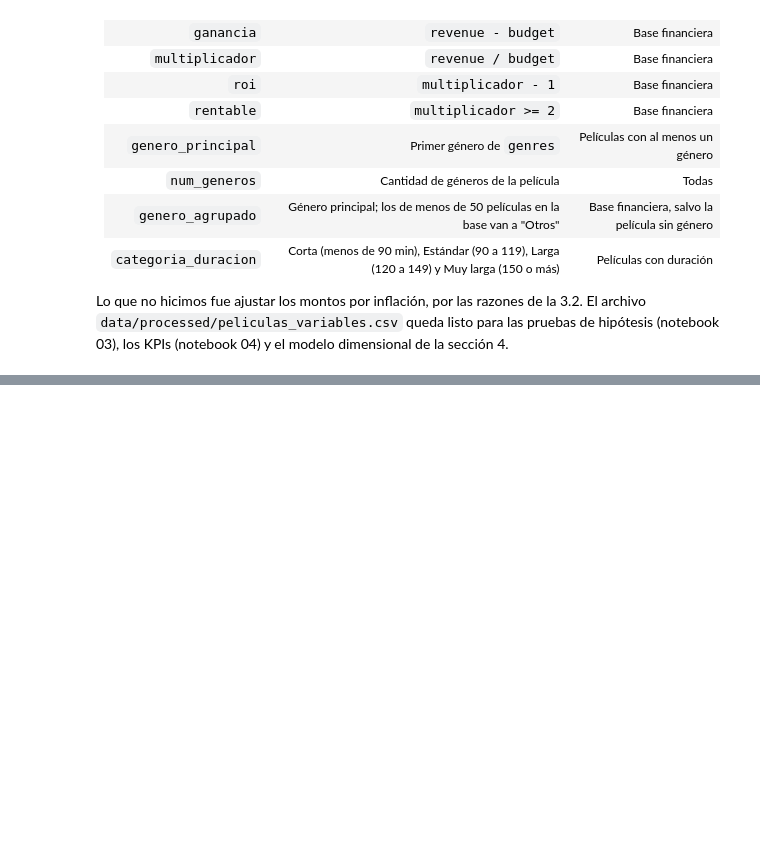
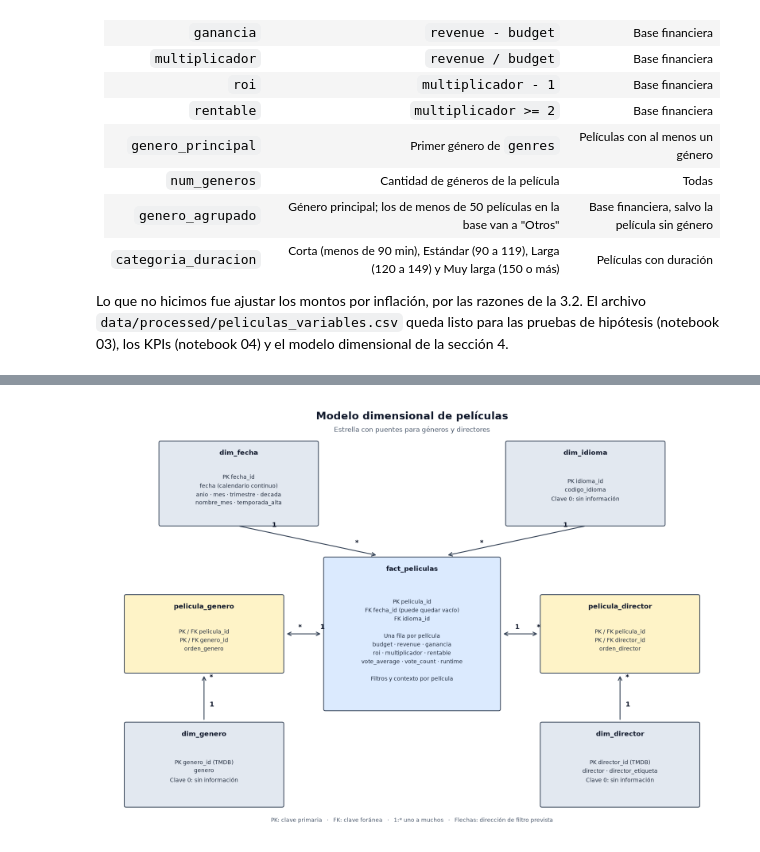
Before and after one commit to JulianHZ711/analisis-datos-evento-3, a Jupyter notebook: notebooks/02_preparacion_modelado.ipynb, the cells around one changed output, grey strips where cells are left out. Cells and saved outputs as stored; diff of their text form; code cells hidden in the pictures; blank space fills up the shorter version.

Commit message:
Modelo dimensional para Power BI

```diff
--- a/notebooks/02_preparacion_modelado.ipynb
+++ b/notebooks/02_preparacion_modelado.ipynb
@@ -1139,0 +1563,52 @@ Lo que no hicimos fue ajustar los montos por inflación, por las razones de la 3
+# %%
+with plt.rc_context({"font.family": "DejaVu Sans", "font.size": 10}):
+    modelo_fig, modelo_ax = plt.subplots(figsize=(16, 11))
+    modelo_ax.set(xlim=(0, 18), ylim=(0, 13))
+    modelo_ax.axis("off")
+    modelo_cajas = {
+        "dim_fecha": (4, 10.6, 4.5, 2.5, "PK fecha_id\nfecha (calendario continuo)\nanio · mes · trimestre · decada\nnombre_mes · temporada_alta"),
+        "dim_idioma": (14, 10.6, 4.5, 2.5, "PK idioma_id\ncodigo_idioma\nClave 0: sin información"),
+        "fact_peliculas": (9, 6, 5, 4.6, "PK pelicula_id\nFK fecha_id (puede quedar vacío)\nFK idioma_id\n\nUna fila por película\nbudget · revenue · ganancia\nroi · multiplicador · rentable\nvote_average · vote_count · runtime\n\nFiltros y contexto por película"),
+        "pelicula_genero": (3, 6, 4.5, 2.3, "PK / FK pelicula_id\nPK / FK genero_id\norden_genero"),
+        "pelicula_director": (15, 6, 4.5, 2.3, "PK / FK pelicula_id\nPK / FK director_id\norden_director"),
+        "dim_genero": (3, 2, 4.5, 2.5, "PK genero_id (TMDB)\ngenero\nClave 0: sin información"),
+        "dim_director": (15, 2, 4.5, 2.5, "PK director_id (TMDB)\ndirector · director_etiqueta\nClave 0: sin información"),
+    }
+    for modelo_nombre, (x, y, w, h, texto) in modelo_cajas.items():
+        modelo_es_hecho = modelo_nombre == "fact_peliculas"
+        modelo_es_puente = modelo_nombre.startswith("pelicula_")
+        modelo_color = "#dbeafe" if modelo_es_hecho else ("#fef3c7" if modelo_es_puente else "#e2e8f0")
+        modelo_ax.add_patch(FancyBboxPatch((x - w / 2, y - h / 2), w, h,
+            boxstyle="round,pad=0.05", facecolor=modelo_color, edgecolor="#334155", linewidth=1.4))
+        modelo_ax.text(x, y + h / 2 - 0.32, modelo_nombre, ha="center", va="center",
+                        weight="bold", fontsize=12, color="#0f172a")
+        modelo_ax.text(x, y - 0.2, texto, ha="center", va="center", linespacing=1.55, color="#1e293b")
+
+    modelo_aristas = [
+        ((4, 9.3), (8, 8.4), False), ((14, 9.3), (10, 8.4), False),
+        ((6.4, 6), (5.35, 6), True), ((11.6, 6), (12.65, 6), True),
+        ((3, 3.35), (3, 4.75), False), ((15, 3.35), (15, 4.75), False),
+    ]
+    for modelo_inicio, modelo_fin, modelo_doble in modelo_aristas:
+        modelo_ax.add_patch(FancyArrowPatch(modelo_inicio, modelo_fin,
+            arrowstyle="<->" if modelo_doble else "->", mutation_scale=16,
+            linewidth=1.6, color="#334155"))
+        modelo_i = np.array(modelo_inicio)
+        modelo_f = np.array(modelo_fin)
+        for modelo_posicion, modelo_etiqueta in [(modelo_i * 0.8 + modelo_f * 0.2, "1"),
+                                                 (modelo_i * 0.2 + modelo_f * 0.8, "*")]:
+            modelo_ax.text(modelo_posicion[0] + 0.16, modelo_posicion[1] + 0.15,
+                            modelo_etiqueta, fontsize=12, weight="bold", color="#0f172a")
+
+    modelo_ax.text(9, 12.65, "Modelo dimensional de películas", ha="center", va="center",
+                    fontsize=19, weight="bold", color="#0f172a")
+    modelo_ax.text(9, 12.18, "Estrella con puentes para géneros y directores", ha="center",
+                    fontsize=12, color="#475569")
+    modelo_ax.text(9, 0.25, "PK: clave primaria   ·   FK: clave foránea   ·   1:* uno a muchos   ·   Flechas: dirección de filtro prevista",
+                    ha="center", fontsize=10, color="#475569")
+    modelo_fig.tight_layout()
+    modelo_ruta_diagrama = modelo_carpeta_imagenes / "modelo_dimensional.png"
+    modelo_fig.savefig(modelo_ruta_diagrama, dpi=170, bbox_inches="tight", facecolor="white")
+    plt.show()
+# %% [output]
+[figure, added]
```
Also changed, not shown: parts of 19 cells of this notebook, 8 other files.
